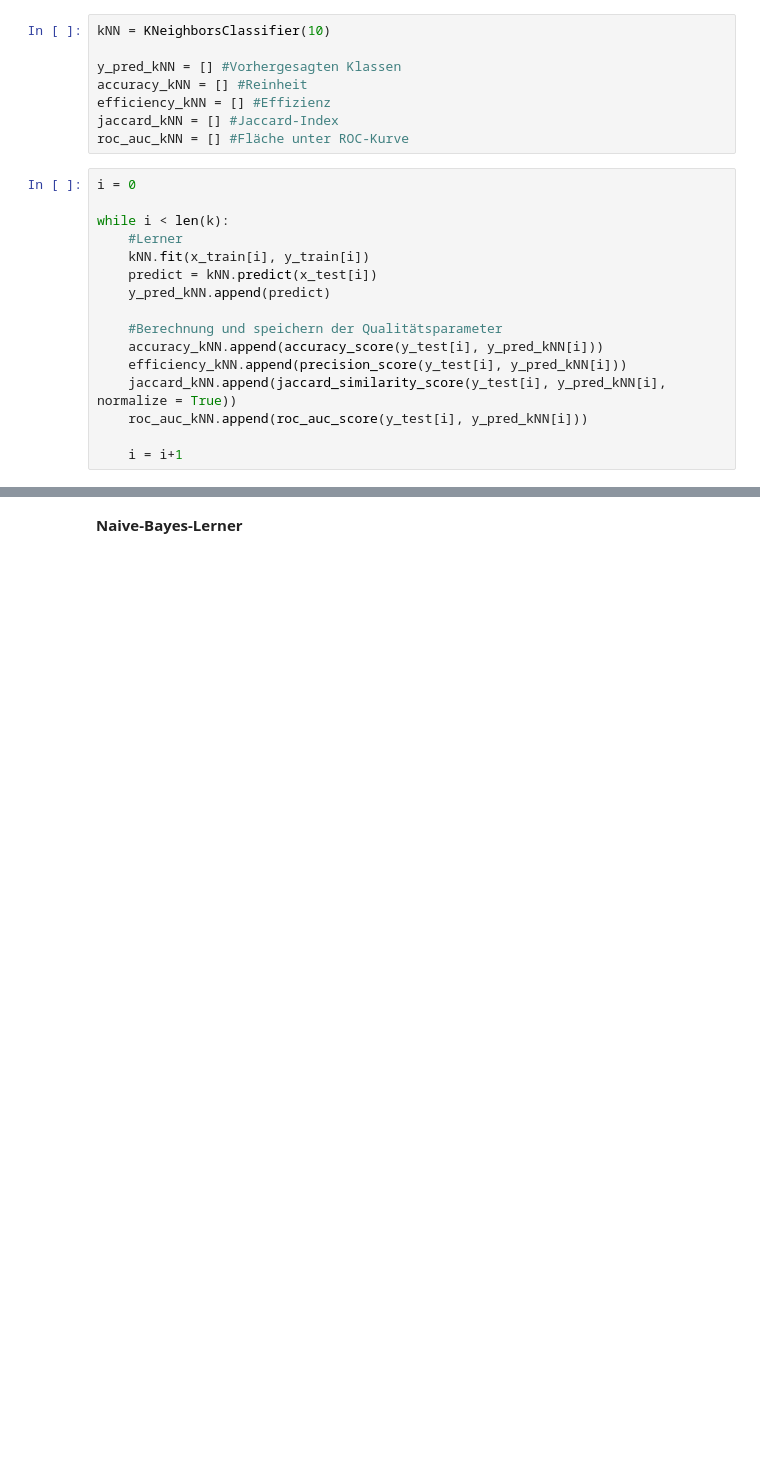
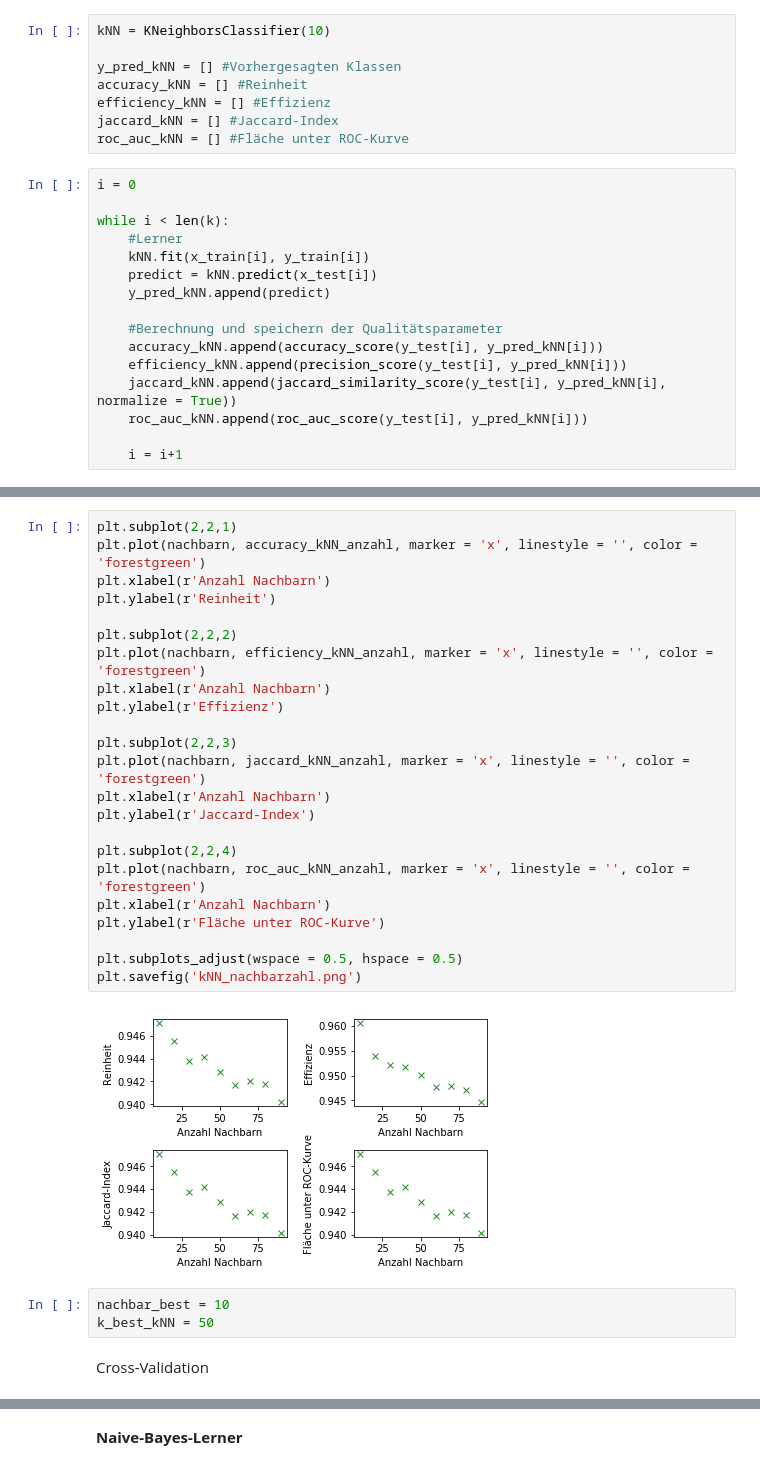
Before and after one commit to Ninilini/FP_Teilchen, a Jupyter notebook: IceCube/plots/selection.ipynb, the cells around one changed output, grey strips where cells are left out. Cells and saved outputs as stored; diff of their text form; blank space fills up the shorter version.

```diff
--- a/IceCube/plots/selection.ipynb
+++ b/IceCube/plots/selection.ipynb
@@ -205,0 +333,30 @@ plt.subplots_adjust(wspace = 0.5, hspace = 0.5)
+# %%
+plt.subplot(2,2,1)
+plt.plot(nachbarn, accuracy_kNN_anzahl, marker = 'x', linestyle = '', color = 'forestgreen')
+plt.xlabel(r'Anzahl Nachbarn')
+plt.ylabel(r'Reinheit')
+
+plt.subplot(2,2,2)
+plt.plot(nachbarn, efficiency_kNN_anzahl, marker = 'x', linestyle = '', color = 'forestgreen')
+plt.xlabel(r'Anzahl Nachbarn')
+plt.ylabel(r'Effizienz')
+
+plt.subplot(2,2,3)
+plt.plot(nachbarn, jaccard_kNN_anzahl, marker = 'x', linestyle = '', color = 'forestgreen')
+plt.xlabel(r'Anzahl Nachbarn')
+plt.ylabel(r'Jaccard-Index')
+
+plt.subplot(2,2,4)
+plt.plot(nachbarn, roc_auc_kNN_anzahl, marker = 'x', linestyle = '', color = 'forestgreen')
+plt.xlabel(r'Anzahl Nachbarn')
+plt.ylabel(r'Fläche unter ROC-Kurve')
+
+plt.subplots_adjust(wspace = 0.5, hspace = 0.5)
+plt.savefig('kNN_nachbarzahl.png')
+# %% [output]
+[figure, added]
+# %%
+nachbar_best = 10
+k_best_kNN = 50
+# %% [markdown]
+Cross-Validation
```
Also changed, not shown: parts of 31 cells of this notebook, 9 other files.
